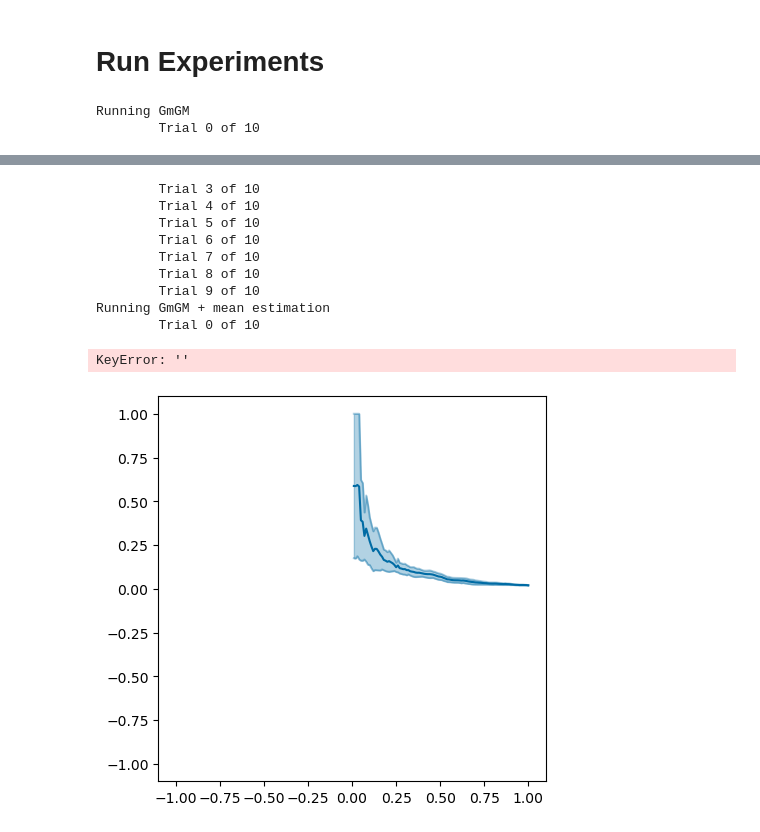
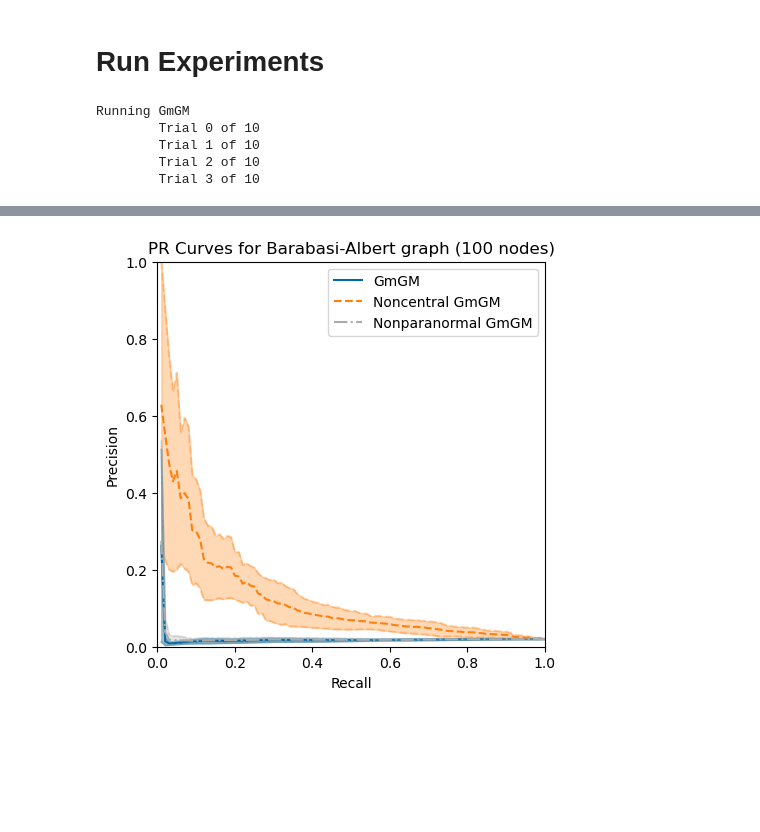
Before and after one commit to BaileyAndrew/Noncentral-KS-Normal, a Jupyter notebook: synthetic-data-test.ipynb, the cells around one changed output, grey strips where cells are left out. Saved outputs shown, nothing was run; the diff lists cells and outputs as text; code cells hidden in the pictures; blank space fills up the shorter version.

```diff
--- a/synthetic-data-test.ipynb
+++ b/synthetic-data-test.ipynb
@@ -114,7 +114,7 @@ def fast_kronecker_normal(
 def pr_curve(
     ground_truth: np.ndarray,
     output: np.ndarray,
-    num_points: int = 100
+    num_points: int = 1000
 ) -> tuple[np.ndarray, np.ndarray]:
     """
     Inputs:
@@ -198,7 +198,8 @@ fig, ax1 = plt.subplots(ncols=1, figsize=(5, 5))
 algorithms = (
     [
         "GmGM",
-        "GmGM + mean estimation"
+        "GmGM + mean estimation",
+        "GmGM + nonparanormal",
         #"TeraLasso",
     ]
 )
@@ -212,10 +213,18 @@ for idx, algorithm in enumerate(algorithms):
     num_trials = 10
     for i in range(num_trials):
         print(f"\tTrial {i} of {num_trials}")
+
+        # Generate data
         output = fast_kronecker_normal(
             [ground_truth, ground_truth],
             1
         )
+        # Add total mean offset
+        output += 10
+
+        # Add axis-wise offset
+        #output += TODO
+
         dataset = Dataset(
             dataset={"data": output},
             structure={"data": ("", "rows", "columns")}
@@ -231,6 +240,21 @@ for idx, algorithm in enumerate(algorithms):
                 verbose=False,
                 centering_method=None,
                 use_nonparanormal_skeptic=False,
+                nonparanormal_evec_backend="COCA",
+                readonly=False,
+                calculate_explained_variance=True,
+                batch_size=1000
+            )
+        elif algorithm == "GmGM + nonparanormal":
+            result = GmGM(
+                dataset,
+                to_keep=1,
+                threshold_method="overall-col-weighted",
+                min_edges={"rows": num_nodes - 1, "columns": num_nodes - 1},
+                n_comps=None,
+                verbose=False,
+                centering_method=None,
+                use_nonparanormal_skeptic=True,
                 nonparanormal_evec_backend="COCA",
                 readonly=False,
                 calculate_explained_variance=True,
@@ -255,32 +279,20 @@ for idx, algorithm in enumerate(algorithms):
                 return output.precision_matrices
             NKS = mw.NoncentralKS(
                 gmgm_estimator,
-                ({axis: np.zeros(num_nodes) for axis in dataset.all_axes}, 0),
-                {axis: np.eye(num_nodes) for axis in dataset.all_axes},
+                ({axis: np.zeros(num_nodes) for axis in dataset.all_axes - dataset.batch_axes}, 0),
+                {axis: np.eye(num_nodes) for axis in dataset.all_axes - dataset.batch_axes},
             )
             class result_container:
                 # Jerry-rigged class to hold the result
                 def __init__(self, precmats):
                     self.precision_matrices = precmats
 
-            means, precisions = NKS.fit(dataset, verbose=True)
+            means, precisions = NKS.fit(dataset, verbose=True, tol=1e-3)
             result = result_container(precisions)
         elif algorithm == "TeraLasso":
             result = bg.TeraLasso(
                 dataset,
                 0,
-                use_nonparanormal_skeptic=False
-            )
-        elif algorithm == "DNNLasso":
-            result = bg.DNNLasso(
-                dataset,
-                0,
-                use_nonparanormal_skeptic=False
-            )
-        elif algorithm == "Graphical Lasso":
-            result = bg.GLasso(
-                dataset,
-                0.1,
                 use_nonparanormal_skeptic=False
             )
         if result is None:
@@ -301,10 +313,8 @@ for idx, algorithm in enumerate(algorithms):
         label = "Noncentral GmGM"
     elif algorithm == "TeraLasso":
         label = "TeraLasso"
-    elif algorithm == "DNNLasso":
-        label = "DNNLasso"
-    elif algorithm == "Graphical Lasso":
-        label = "Graphical Lasso"
+    elif algorithm == "GmGM + nonparanormal":
+        label = "Nonparanormal GmGM"
 
     lineplot = ax1.plot(-1, -1)#, label=label)
     xs = np.linspace(0.01, 1, 100)
@@ -358,3 +368,6 @@ pass
 # %% [output]
 Running GmGM
         Trial 0 of 10
+        Trial 1 of 10
+        Trial 2 of 10
+        Trial 3 of 10
@@ -363,11 +391 @@ Running GmGM
-        Trial 3 of 10
-        Trial 4 of 10
-        Trial 5 of 10
-        Trial 6 of 10
-        Trial 7 of 10
-        Trial 8 of 10
-        Trial 9 of 10
-Running GmGM + mean estimation
-        Trial 0 of 10
-KeyError: ''
-[figure, old version]
+[figure, new version]
```
Also changed, not shown: parts of 1 cell of this notebook, 2 other files.
